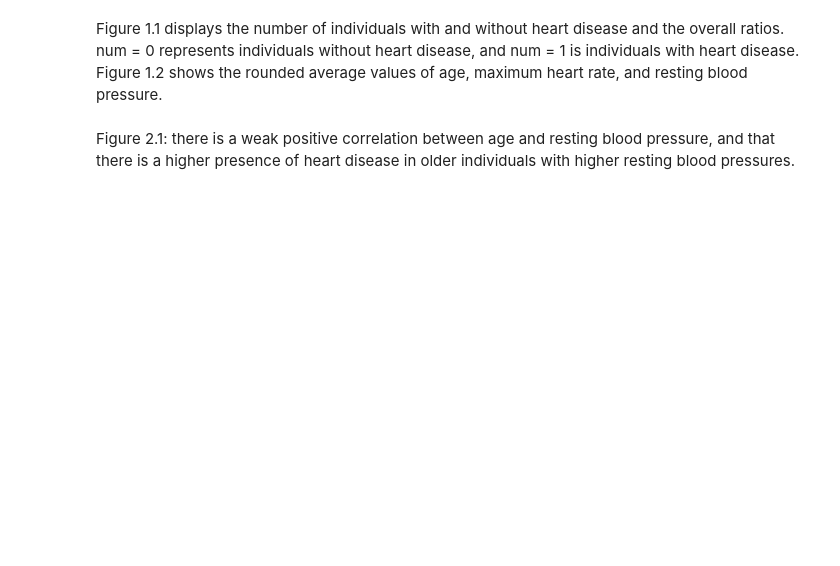
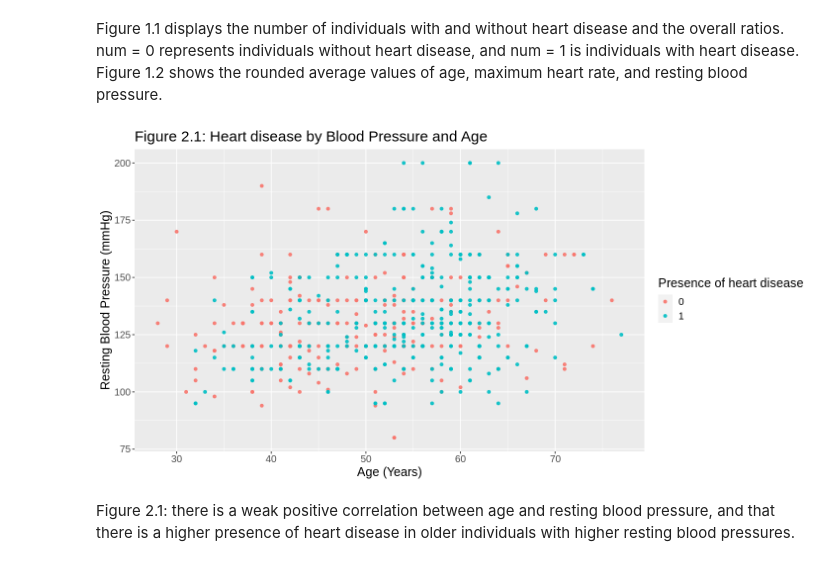
Before and after one commit to xonew/DSCI-100-002-Group-26, a Jupyter notebook: project_submission.ipynb, the cells around one changed output. Cells and saved outputs as stored; diff of their text form; code cells hidden in the pictures; blank space fills up the shorter version.

Commit message:
Added figure numbers and standardized text size

```diff
--- a/project_submission.ipynb
+++ b/project_submission.ipynb
@@ -78,13 +140,15 @@ Figure 1.1 displays the number of individuals with and without heart disease and
 # %%
 options(repr.plot.width = 12, repr.plot.height = 6)
 heart_plot_age_bps <- heart_train |>
                 ggplot(aes(x = trestbps, y = age, color = num)) +
                 geom_point(alpha = 0.9) +
-                theme(text = element_text(size = 20)) +
+                theme(text = element_text(size = 15)) +
                 labs (x = 'Resting Blood Pressure (mmHg)', y = "Age (Years)", colour = "Presence of heart disease") +
                 ggtitle("Figure 2.1: Heart disease by Blood Pressure and Age") +
                 coord_flip()
 heart_plot_age_bps
+# %% [output]
+[figure, added]
 # %% [markdown]
 Figure 2.1: there is a weak positive correlation between age and resting blood pressure, and that there is a higher presence of heart disease in older individuals with higher resting blood pressures.
 # %%
```
Also changed, not shown: parts of 16 cells of this notebook.
